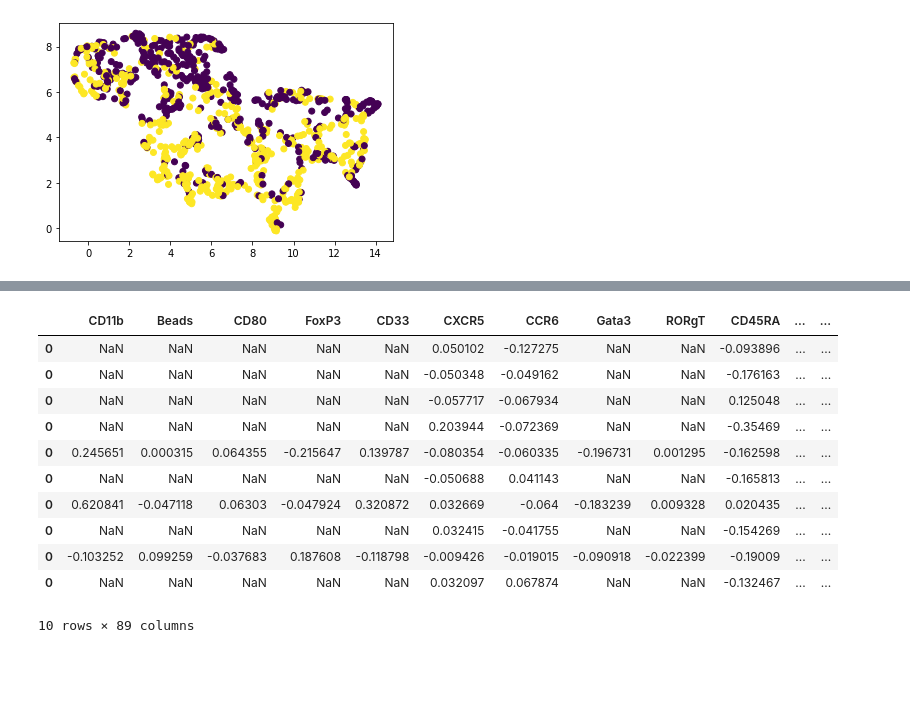
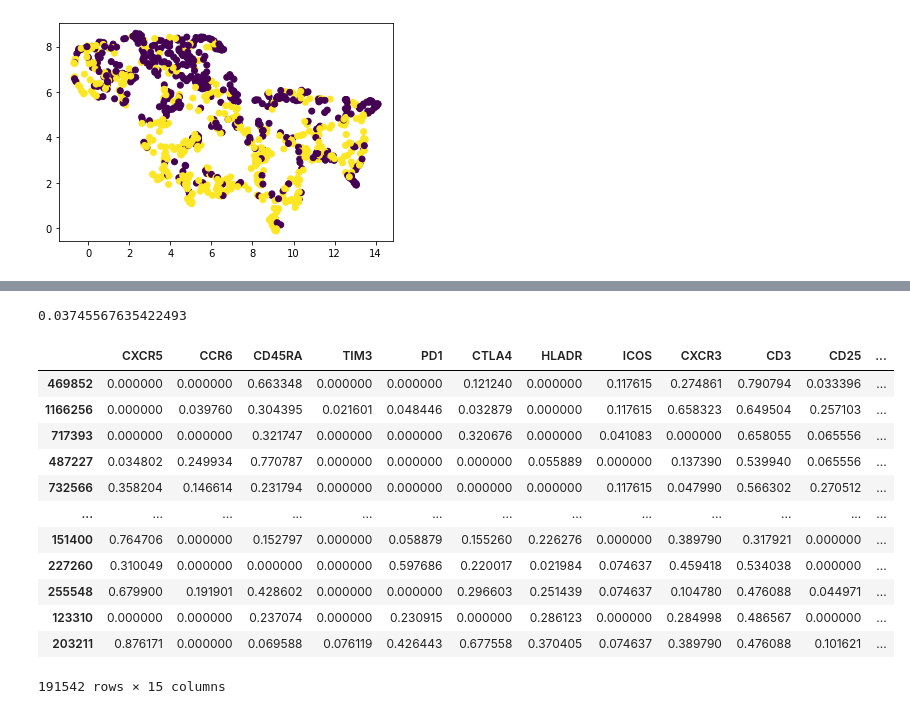
Before and after one commit to razgaon/mass-cytof, a Jupyter notebook: Testing.ipynb, the cells around one changed output, grey strips where cells are left out. Cells and saved outputs as stored; diff of their text form; code cells hidden in the pictures; blank space fills up the shorter version.

```diff
--- a/Testing.ipynb
+++ b/Testing.ipynb
@@ -115,42 +135,80 @@ ori_nsclc = ori.loc[nsclc_ids,:]
+# %%
+pd.options.mode.chained_assignment = None  # default='warn'
+
+temp_ori = ori.drop(columns=['batch'])
+non_missing_columns = list(temp_ori[temp_ori.columns[~temp_ori.isnull().any()]].columns)
+
+imputed_df = pd.DataFrame()
+
+indices = list(indices_df.index)[:10]
+
+for x in indices:
+    sample = temp_ori.loc[x]
+    sample_nans = temp_ori.loc
+    # Get the indices of all the neighbors from differnt sources (we set same source to be na)
+    nn_indices = indices_df.loc[x,:].dropna()
+    # Get the actual neighbor samples
+    neighbors = temp_ori.loc[nn_indices,:]
+    # Get the markers that need to be imputed
+    missing_markers = list(sample[sample.isna()].index)
+    # # Get the mean for each marker from the neighbors
+    imputed_markers = pd.DataFrame(neighbors.mean()).T
+    imputed_df = pd.concat([imputed_df, imputed_markers])
+
+imputed_df.index = indices
+
+# Get the existing markers
+non_missing_imputed_df = imputed_df[non_missing_columns]
+non_missing_ori = temp_ori[non_missing_columns]
+
+non_missing_ori = non_missing_ori.loc[non_missing_imputed_df.index, non_missing_imputed_df.columns]
+mse = mean_squared_error(non_missing_ori, non_missing_imputed_df)
+mse
+# %% [output]
+0.03745567635422493
 # %%
 pd.options.mode.chained_assignment = None  # default='warn'
 
-df = pd.DataFrame(columns=ori.columns)
-diff_df = pd.DataFrame(columns=ori.columns)
+non_missing_columns = list(ori[ori.columns[~ori.isnull().any()]].columns)
+# df = pd.DataFrame(columns=)
+diff_df = pd.DataFrame(columns=non_missing_columns)
 for x in list(indices_df.index)[:10]:
-    sample = ori.loc[x]
-    # Get the indices of all the neighbors from differnt sources
+    ori_relevant = ori[non_missing_columns]
+#     sample = ori_relevant.loc[x]
+    sample_nans = ori_relevant.loc
+    # Get the indices of all the neighbors from differnt sources (we set same source to be na)
     nn_indices = indices_df.loc[x,:].dropna()
     # Get the actual neighbor samples
-    neighbors = ori.loc[nn_indices,:]
+    neighbors = ori_relevant.loc[nn_indices,:]
     # Get the markers that need to be imputed
     missing_markers = list(sample[sample.isna()].index)
     non_missing_markers = list(sample[sample.notna()].index)
 
     # Get the mean for each marker from the neighbors
     imputed_markers = neighbors[missing_markers].mean()
     imputed_existing_markers = neighbors[non_missing_markers].mean()
     # Assign the missing markers with the imputed ones
     sample.loc[missing_markers] = imputed_markers
     diff = sample.loc[non_missing_markers] - imputed_existing_markers
 
     diff_df = pd.concat([diff_df, pd.DataFrame(diff).T])
     # Add to a new dataframe to not modify the data
     df = pd.concat([df, pd.DataFrame(sample).T])
 diff_df
 # %% [output]
-|  | CD11b | Beads | CD80 | FoxP3 | CD33 | CXCR5 | CCR6 | Gata3 | RORgT | CD45RA | ... | ... |
-| 0 | NaN | NaN | NaN | NaN | NaN | 0.050102 | -0.127275 | NaN | NaN | -0.093896 | ... | ... |
-| 0 | NaN | NaN | NaN | NaN | NaN | -0.050348 | -0.049162 | NaN | NaN | -0.176163 | ... | ... |
-| 0 | NaN | NaN | NaN | NaN | NaN | -0.057717 | -0.067934 | NaN | NaN | 0.125048 | ... | ... |
-| 0 | NaN | NaN | NaN | NaN | NaN | 0.203944 | -0.072369 | NaN | NaN | -0.35469 | ... | ... |
-| 0 | 0.245651 | 0.000315 | 0.064355 | -0.215647 | 0.139787 | -0.080354 | -0.060335 | -0.196731 | 0.001295 | -0.162598 | ... | ... |
-| 0 | NaN | NaN | NaN | NaN | NaN | -0.050688 | 0.041143 | NaN | NaN | -0.165813 | ... | ... |
-| 0 | 0.620841 | -0.047118 | 0.06303 | -0.047924 | 0.320872 | 0.032669 | -0.064 | -0.183239 | 0.009328 | 0.020435 | ... | ... |
-| 0 | NaN | NaN | NaN | NaN | NaN | 0.032415 | -0.041755 | NaN | NaN | -0.154269 | ... | ... |
-| 0 | -0.103252 | 0.099259 | -0.037683 | 0.187608 | -0.118798 | -0.009426 | -0.019015 | -0.090918 | -0.022399 | -0.19009 | ... | ... |
-| 0 | NaN | NaN | NaN | NaN | NaN | 0.032097 | 0.067874 | NaN | NaN | -0.132467 | ... | ... |
+|  | CXCR5 | CCR6 | CD45RA | TIM3 | PD1 | CTLA4 | HLADR | ICOS | CXCR3 | CD3 | CD25 | ... |
+| 469852 | 0.000000 | 0.000000 | 0.663348 | 0.000000 | 0.000000 | 0.121240 | 0.000000 | 0.117615 | 0.274861 | 0.790794 | 0.033396 | ... |
+| 1166256 | 0.000000 | 0.039760 | 0.304395 | 0.021601 | 0.048446 | 0.032879 | 0.000000 | 0.117615 | 0.658323 | 0.649504 | 0.257103 | ... |
+| 717393 | 0.000000 | 0.000000 | 0.321747 | 0.000000 | 0.000000 | 0.320676 | 0.000000 | 0.041083 | 0.000000 | 0.658055 | 0.065556 | ... |
+| 487227 | 0.034802 | 0.249934 | 0.770787 | 0.000000 | 0.000000 | 0.000000 | 0.055889 | 0.000000 | 0.137390 | 0.539940 | 0.065556 | ... |
+| 732566 | 0.358204 | 0.146614 | 0.231794 | 0.000000 | 0.000000 | 0.000000 | 0.000000 | 0.117615 | 0.047990 | 0.566302 | 0.270512 | ... |
+| ... | ... | ... | ... | ... | ... | ... | ... | ... | ... | ... | ... | ... |
+| 151400 | 0.764706 | 0.000000 | 0.152797 | 0.000000 | 0.058879 | 0.155260 | 0.226276 | 0.000000 | 0.389790 | 0.317921 | 0.000000 | ... |
+| 227260 | 0.310049 | 0.000000 | 0.000000 | 0.000000 | 0.597686 | 0.220017 | 0.021984 | 0.074637 | 0.459418 | 0.534038 | 0.000000 | ... |
+| 255548 | 0.679900 | 0.191901 | 0.428602 | 0.000000 | 0.000000 | 0.296603 | 0.251439 | 0.074637 | 0.104780 | 0.476088 | 0.044971 | ... |
+| 123310 | 0.000000 | 0.000000 | 0.237074 | 0.000000 | 0.230915 | 0.000000 | 0.286123 | 0.000000 | 0.284998 | 0.486567 | 0.000000 | ... |
+| 203211 | 0.876171 | 0.000000 | 0.069588 | 0.076119 | 0.426443 | 0.677558 | 0.370405 | 0.074637 | 0.389790 | 0.476088 | 0.101621 | ... |
-10 rows × 89 columns
+191542 rows × 15 columns
 # %%
 #take a sample from df1, only look at markers that actually exist (non-NaNs)
 #find neighbors that belong to df1
```
Also changed, not shown: parts of 3 cells of this notebook.
